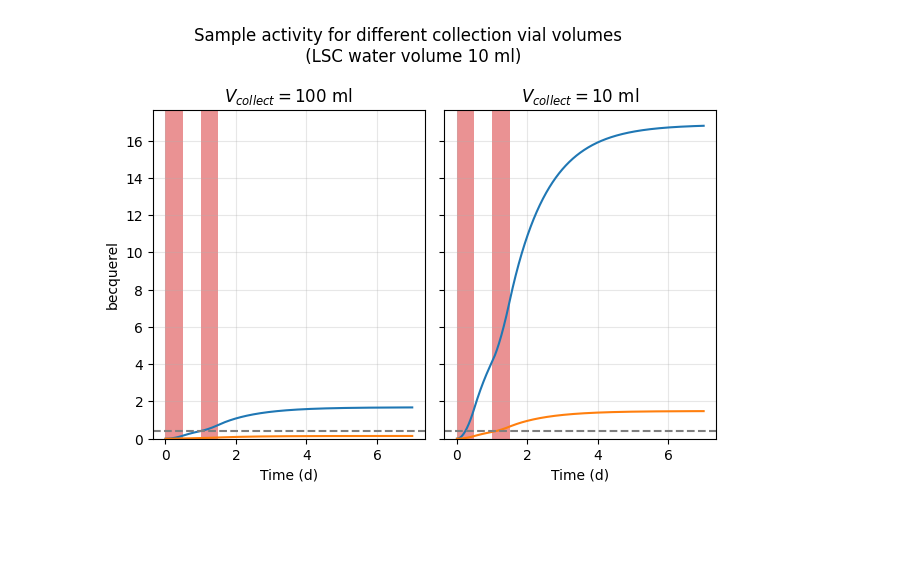
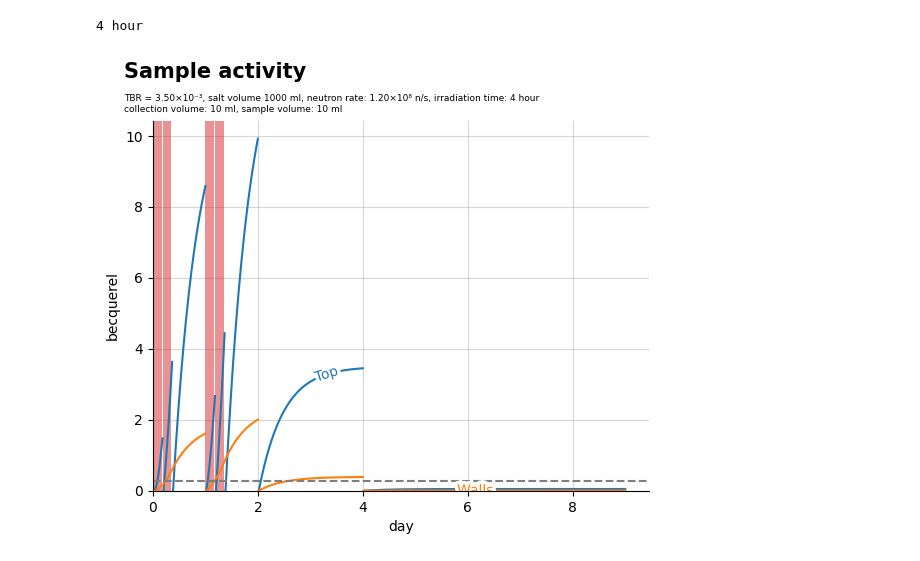
Before and after one commit to LIBRA-project/BABY-100-mL-runs, a Jupyter notebook: baby_1l_dynamics.ipynb, the cells around one changed output. Saved outputs shown, nothing was run; the diff lists cells and outputs as text; code cells hidden in the pictures; blank space fills up the shorter version.

```diff
--- a/baby_1l_dynamics.ipynb
+++ b/baby_1l_dynamics.ipynb
@@ -102,22 +113,0 @@ plt.show()
-# %%
-fig, axs = plt.subplots(1, 2, sharey=True)
-LSC_VIAL_WATER_VOLUME = 10 * ureg.mL
-plt.suptitle(f"Sample activity for different collection vial volumes \n (LSC water volume {LSC_VIAL_WATER_VOLUME: ~P})")
-for ax, collection_vial_volume in zip(axs, [100 * ureg.mL, 10*ureg.mL]):
-    ax.yaxis.set_units(ureg.Bq)
-
-    ax.plot(time, integrated_top * LSC_VIAL_WATER_VOLUME / collection_vial_volume)
-    ax.plot(time, integrated_wall * LSC_VIAL_WATER_VOLUME / collection_vial_volume)
-
-    ax.axhline(y=0.4 * ureg.Bq, color="tab:grey", linestyle="dashed")
-
-    ax.set_xlabel(f"Time ({time.units:~P})")
-    ax.grid(alpha=0.3)
-    for day in range(baby_model.number_days.to(ureg.day).magnitude):
-        ax.axvspan(0*ureg.h + day*ureg.day, baby_model.exposure_time+ day*ureg.day, facecolor='tab:red', alpha=0.5)
-    ax.set_title(f"$V_{{collect}} = {collection_vial_volume: ~L}$")
-ax.set_ylim(bottom=0)
-plt.tight_layout()
-plt.show()
-# %% [output]
-[figure, removed]
@@ -123,0 +238,34 @@ plt.show()
+# %%
+plt.figure()
+
+replacement_times_top = [
+    1 * cycle_time,
+    2 * cycle_time,
+    1 * ureg.day,
+    1 * ureg.day + 1 * cycle_time,
+    1 * ureg.day + 2 * cycle_time,
+    2 * ureg.day,
+    4 * ureg.day,
+]
+
+replacement_times_walls = [
+    1 * ureg.day,
+    2 * ureg.day,
+    4 * ureg.day,
+
+]
+
+avg_background = 0.265 * ureg.Bq
+plot_model(
+    baby_model,
+    irradiation=baby_model.irradiations,
+    replace_vials_top=replacement_times_top,
+    replace_vials_walls=replacement_times_walls,
+    walls=True,
+    detection_limit=avg_background,
+)
+plt.gca().set_axisbelow(True)
+# plt.savefig("baby_run_3/results_no_exp.svg")
+# %% [output]
+4 hour
+[figure, added]
```
Also changed, not shown: parts of 9 cells of this notebook.
